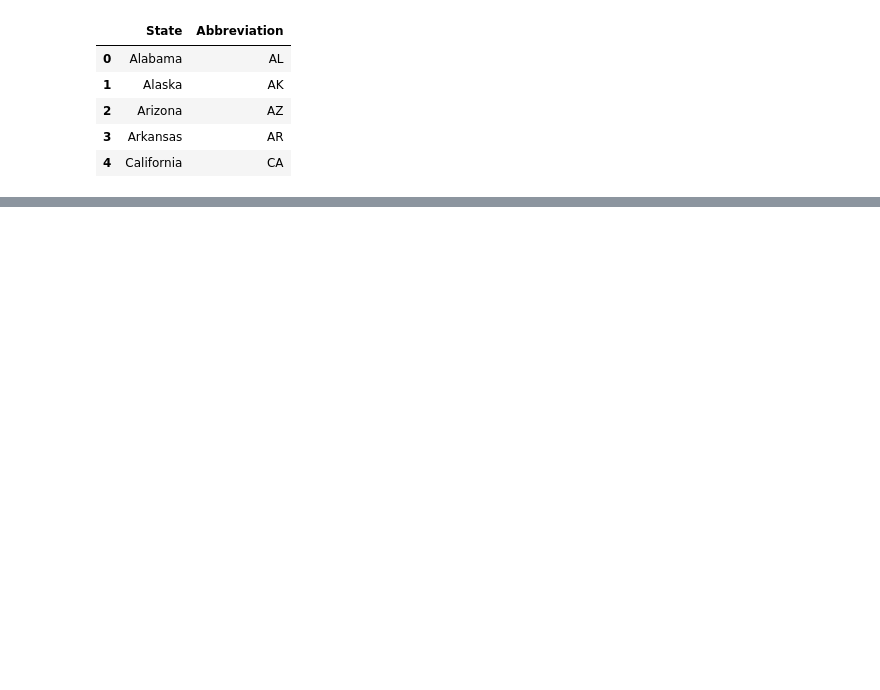
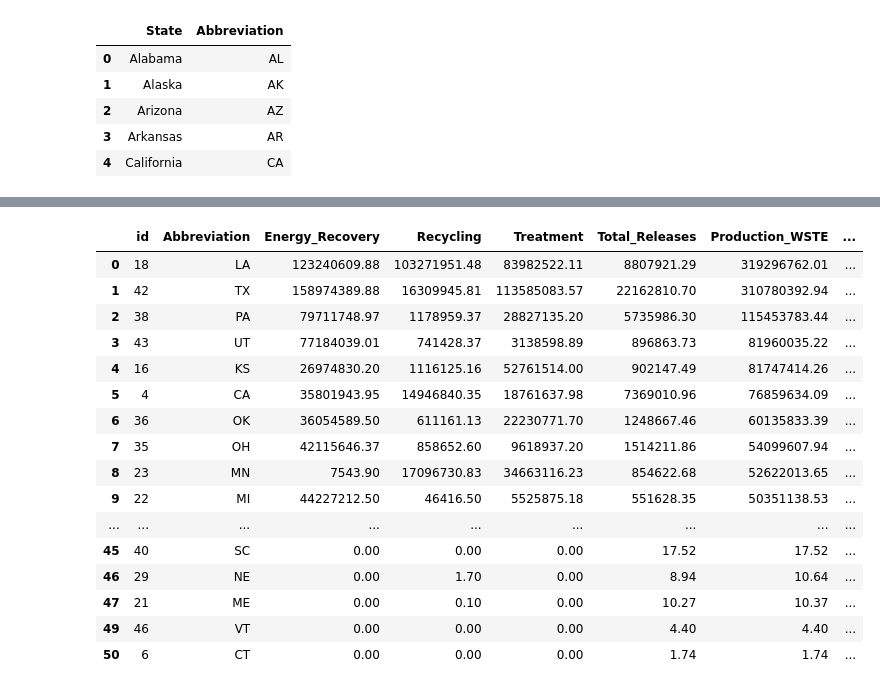
Before and after one commit to cmenegoli/Group-Project-3, a Jupyter notebook: gdp.ipynb, the cells around one changed output, grey strips where cells are left out. Saved outputs shown, nothing was run; the diff lists cells and outputs as text; code cells hidden in the pictures; blank space fills up the shorter version.

```diff
--- a/gdp.ipynb
+++ b/gdp.ipynb
@@ -82,0 +89,4 @@ merge_df1.sort_values(by="2022",ascending=False)
+# %%
+
+production=production.rename(columns={"State":"Abbreviation"})
+production.head()
@@ -82,0 +100,22 @@ merge_df1.sort_values(by="2022",ascending=False)
+# %%
+merge_df2 = pd.merge(left= production, right=merge_df1,on="Abbreviation",how="left")
+# %%
+merge_df2.dropna(how='any')
+# %% [output]
+|  | id | Abbreviation | Energy_Recovery | Recycling | Treatment | Total_Releases | Production_WSTE | ... |
+| 0 | 18 | LA | 123240609.88 | 103271951.48 | 83982522.11 | 8807921.29 | 319296762.01 | ... |
+| 1 | 42 | TX | 158974389.88 | 16309945.81 | 113585083.57 | 22162810.70 | 310780392.94 | ... |
+| 2 | 38 | PA | 79711748.97 | 1178959.37 | 28827135.20 | 5735986.30 | 115453783.44 | ... |
+| 3 | 43 | UT | 77184039.01 | 741428.37 | 3138598.89 | 896863.73 | 81960035.22 | ... |
+| 4 | 16 | KS | 26974830.20 | 1116125.16 | 52761514.00 | 902147.49 | 81747414.26 | ... |
+| 5 | 4 | CA | 35801943.95 | 14946840.35 | 18761637.98 | 7369010.96 | 76859634.09 | ... |
+| 6 | 36 | OK | 36054589.50 | 611161.13 | 22230771.70 | 1248667.46 | 60135833.39 | ... |
+| 7 | 35 | OH | 42115646.37 | 858652.60 | 9618937.20 | 1514211.86 | 54099607.94 | ... |
+| 8 | 23 | MN | 7543.90 | 17096730.83 | 34663116.23 | 854622.68 | 52622013.65 | ... |
+| 9 | 22 | MI | 44227212.50 | 46416.50 | 5525875.18 | 551628.35 | 50351138.53 | ... |
+| ... | ... | ... | ... | ... | ... | ... | ... | ... |
+| 45 | 40 | SC | 0.00 | 0.00 | 0.00 | 17.52 | 17.52 | ... |
+| 46 | 29 | NE | 0.00 | 1.70 | 0.00 | 8.94 | 10.64 | ... |
+| 47 | 21 | ME | 0.00 | 0.10 | 0.00 | 10.27 | 10.37 | ... |
+| 49 | 46 | VT | 0.00 | 0.00 | 0.00 | 4.40 | 4.40 | ... |
+| 50 | 6 | CT | 0.00 | 0.00 | 0.00 | 1.74 | 1.74 | ... |
```
Also changed, not shown: parts of 8 cells of this notebook, 8 other files.
